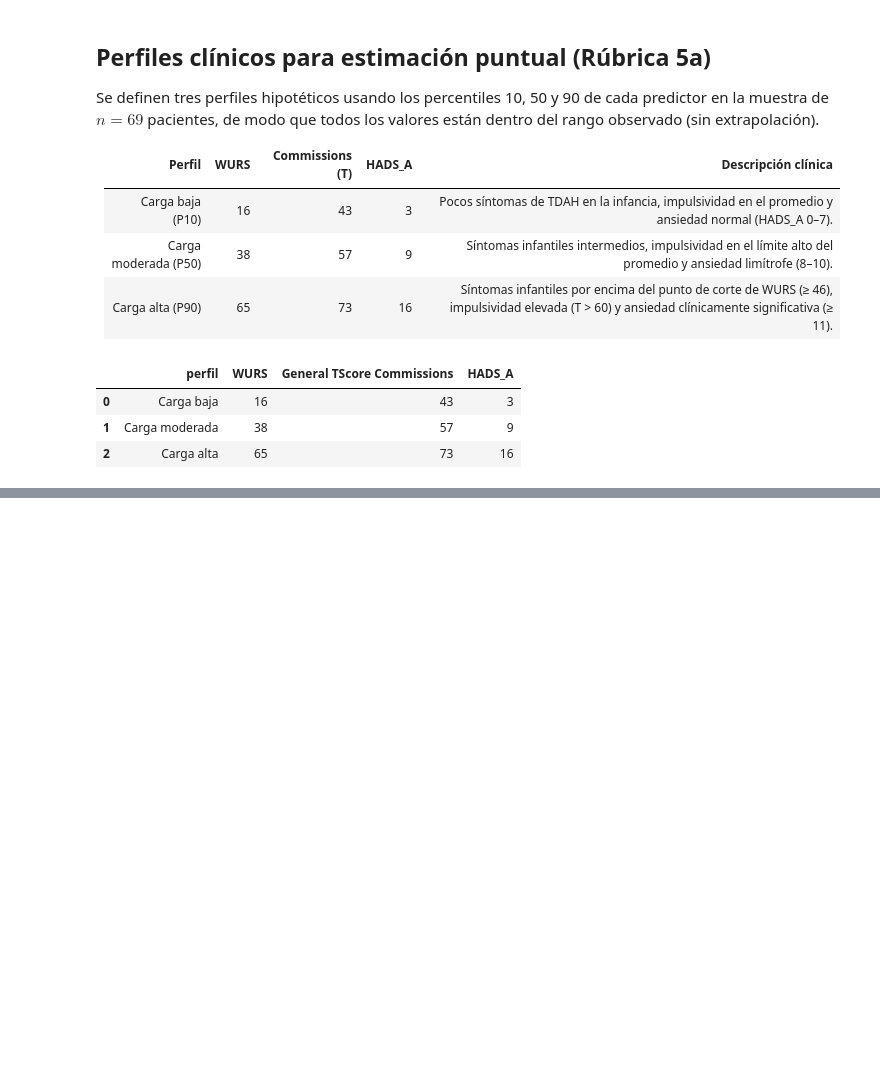
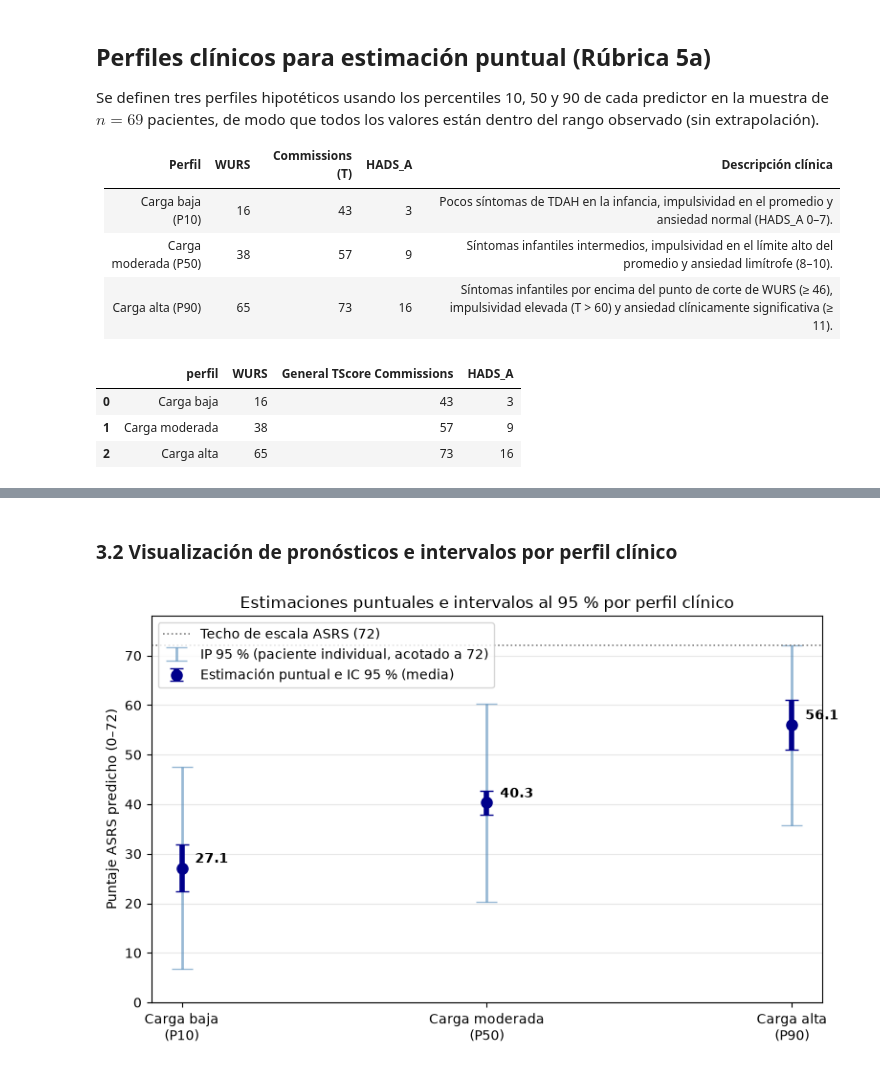
Before and after one commit to a1252765/ARC_project, a Jupyter notebook: notebooks/04_transformations_and_forecasting.ipynb, the cells around one changed output, grey strips where cells are left out. Cells and saved outputs as stored; diff of their text form; code cells hidden in the pictures; blank space fills up the shorter version.

```diff
--- a/notebooks/04_transformations_and_forecasting.ipynb
+++ b/notebooks/04_transformations_and_forecasting.ipynb
@@ -41,0 +91,17 @@ display(profiles_df)
+# %%
+# 1. Modelo Base lineal (3 predictores)
+ols_base = sm.OLS(y, X_const).fit()
+
+# 2. Modelo Log-Lineal: ln(ASRS)
+y_log = np.log(y)
+ols_log = sm.OLS(y_log, X_const).fit()
+
+# 3. Modelo Raíz Cuadrada: sqrt(ASRS)
+y_sqrt = np.sqrt(y)
+ols_sqrt = sm.OLS(y_sqrt, X_const).fit()
+
+# 4. Modelo Parsimonioso (sin HADS_A)
+X_reduced_const = sm.add_constant(df_model[REDUCED_COLS])
+ols_reduced = sm.OLS(y, X_reduced_const).fit()
+
+print(ols_reduced.summary())
@@ -41,0 +218,44 @@ display(profiles_df)
+# %% [markdown]
+### 3.2 Visualización de pronósticos e intervalos por perfil clínico
+# %%
+fig, ax = plt.subplots(figsize=(8, 5))
+
+x_pos = np.arange(len(forecasts_df))
+y_hat = forecasts_df["asrs_pred"].values
+
+# Error bars para Intervalo de Predicción 95 % (paciente individual)
+pi_err_low = y_hat - forecasts_df["pi_obs_lower"].values
+pi_err_high = forecasts_df["pi_obs_upper_clipped"].values - y_hat
+
+# Error bars para Intervalo de Confianza 95 % (media poblacional)
+ci_err_low = y_hat - forecasts_df["ci_mean_lower"].values
+ci_err_high = forecasts_df["ci_mean_upper"].values - y_hat
+
+ax.errorbar(
+    x_pos, y_hat, yerr=[pi_err_low, pi_err_high],
+    fmt="none", ecolor="steelblue", elinewidth=2, capsize=8, alpha=0.55,
+    label="IP 95 % (paciente individual, acotado a 72)"
+)
+ax.errorbar(
+    x_pos, y_hat, yerr=[ci_err_low, ci_err_high],
+    fmt="o", color="darkblue", ecolor="darkblue", elinewidth=4, capsize=5, markersize=8,
+    label="Estimación puntual e IC 95 % (media)"
+)
+
+for idx, val in enumerate(y_hat):
+    ax.annotate(f"{val:.1f}", (x_pos[idx], val), textcoords="offset points", xytext=(10, 4), fontweight="bold")
+
+ax.axhline(72, color="gray", linestyle=":", linewidth=1.2, label="Techo de escala ASRS (72)")
+ax.set_xticks(x_pos)
+ax.set_xticklabels(["Carga baja\n(P10)", "Carga moderada\n(P50)", "Carga alta\n(P90)"])
+ax.set_ylabel("Puntaje ASRS predicho (0–72)")
+ax.set_title("Estimaciones puntuales e intervalos al 95 % por perfil clínico")
+ax.set_ylim(0, 78)
+ax.grid(True, axis="y", alpha=0.3)
+ax.legend(loc="upper left", frameon=True)
+
+plt.tight_layout()
+plt.savefig(FIG_DIR / "ols_forecasts_profiles.png", dpi=150)
+plt.show()
+# %% [output]
+[figure, added]
```
Also changed, not shown: parts of 13 cells of this notebook, 6 other files.
